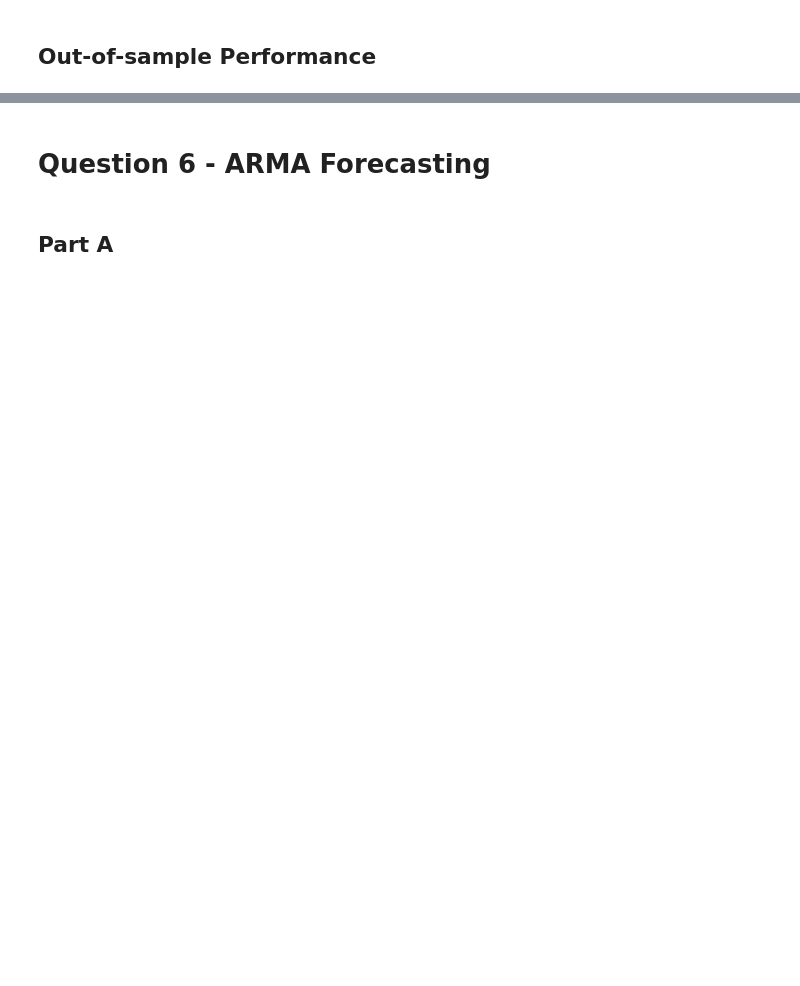
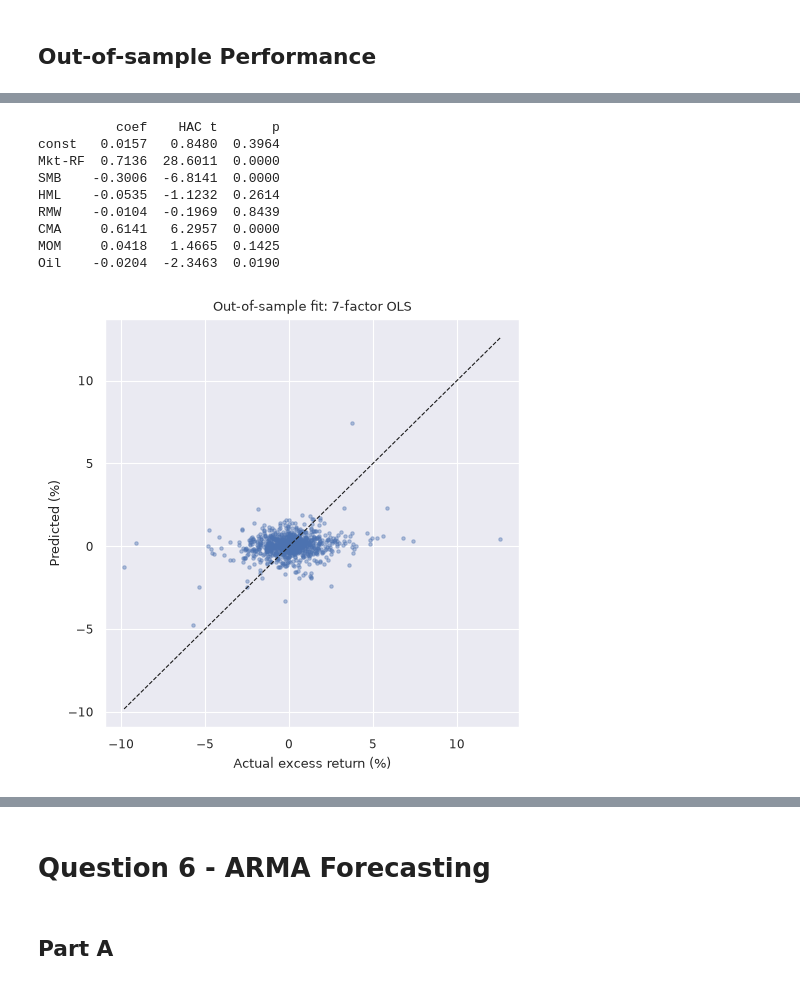
Before and after one commit to naziferam/ECON-Group-Project-, a Jupyter notebook: Project_Notebook.ipynb, the cells around one changed output, grey strips where cells are left out. Cells and saved outputs as stored; diff of their text form; code cells hidden in the pictures; blank space fills up the shorter version.

```diff
--- a/Project_Notebook.ipynb
+++ b/Project_Notebook.ipynb
@@ -546,0 +620,31 @@ Nested F-test (FF5 vs FF5 + Mom): F = 2.850, p = 0.0914
+# %%
+# 5 D: does oil add information beyond the Fama-French factors?
+# For each base model, compare it with the same model plus Oil (same rows, 2010 onwards; df, y come from the data cell above).
+def add_oil_test(base_cols):
+    X0 = sm.add_constant(df[base_cols])
+    X1 = sm.add_constant(df[base_cols + ["Oil"]])
+    m0 = sm.OLS(y, X0).fit()                                              # without oil
+    m1 = sm.OLS(y, X1).fit()                                              # with oil: AIC/BIC and nested F-test
+    m1_hac = sm.OLS(y, X1).fit(cov_type="HAC", cov_kwds={"maxlags": 5})   # with oil: HAC inference on the loading
+    f_stat, f_p, _ = m1.compare_f_test(m0)                                # does adding Oil improve the fit?
+    return {
+        "Oil loading": m1_hac.params["Oil"],
+        "HAC t": m1_hac.tvalues["Oil"],
+        "HAC p": m1_hac.pvalues["Oil"],
+        "Nested F p": f_p,
+        "Adj R2 without": m0.rsquared_adj,
+        "Adj R2 with": m1.rsquared_adj,
+        "BIC without": m0.bic,
+        "BIC with": m1.bic,
+    }
+
+oil_results = pd.DataFrame({
+    "FF5":             add_oil_test(ff5_factors),
+    "FF5 + MOM":       add_oil_test(ff6_factors),
+    "Mkt + SMB + CMA": add_oil_test(["Mkt-RF", "SMB", "CMA"]),
+}).T
+print(oil_results.round(4))
+
+# Full regression with oil (FF5 + MOM + Oil), HAC standard errors
+oil_model = sm.OLS(y, sm.add_constant(df[factors])).fit(cov_type="HAC", cov_kwds={"maxlags": 5})
+print(oil_model.summary())
@@ -698,0 +844,23 @@ print(results.round(4))
+# %%
+# In-sample view of the extra factors: HAC t-stats of the full 7-factor OLS on the training set
+print(pd.DataFrame({"coef": ols.params, "HAC t": ols.tvalues, "p": ols.pvalues}).round(4))
+
+# Predicted vs actual (test set)
+fig, ax = plt.subplots(figsize=(5, 5))
+ax.scatter(y_test, ols_pred, s=6, alpha=0.4)
+lims = [min(y_test.min(), ols_pred.min()), max(y_test.max(), ols_pred.max())]
+ax.plot(lims, lims, "k--", lw=0.8)
+ax.set_xlabel("Actual excess return (%)"); ax.set_ylabel("Predicted (%)")
+ax.set_title("Out-of-sample fit: 7-factor OLS")
+plt.tight_layout(); plt.show()
+# %% [output]
+          coef    HAC t       p
+const   0.0157   0.8480  0.3964
+Mkt-RF  0.7136  28.6011  0.0000
+SMB    -0.3006  -6.8141  0.0000
+HML    -0.0535  -1.1232  0.2614
+RMW    -0.0104  -0.1969  0.8439
+CMA     0.6141   6.2957  0.0000
+MOM     0.0418   1.4665  0.1425
+Oil    -0.0204  -2.3463  0.0190
+[figure, added]
```
Also changed, not shown: parts of 46 cells of this notebook.
